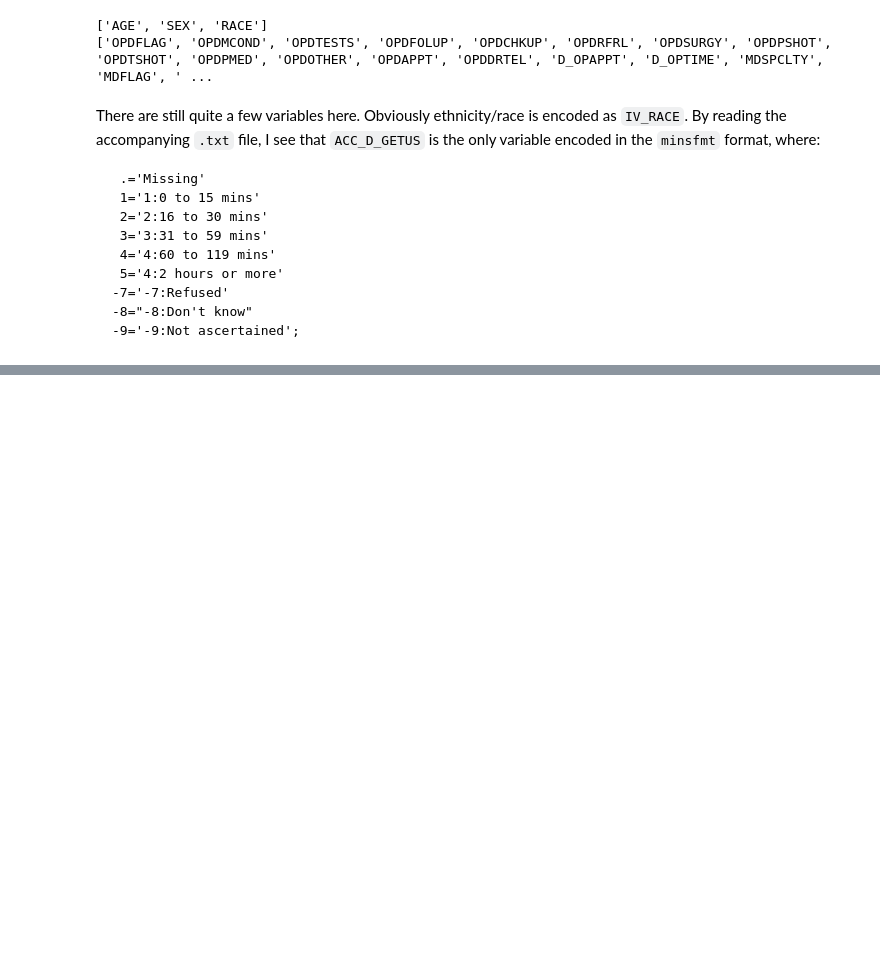
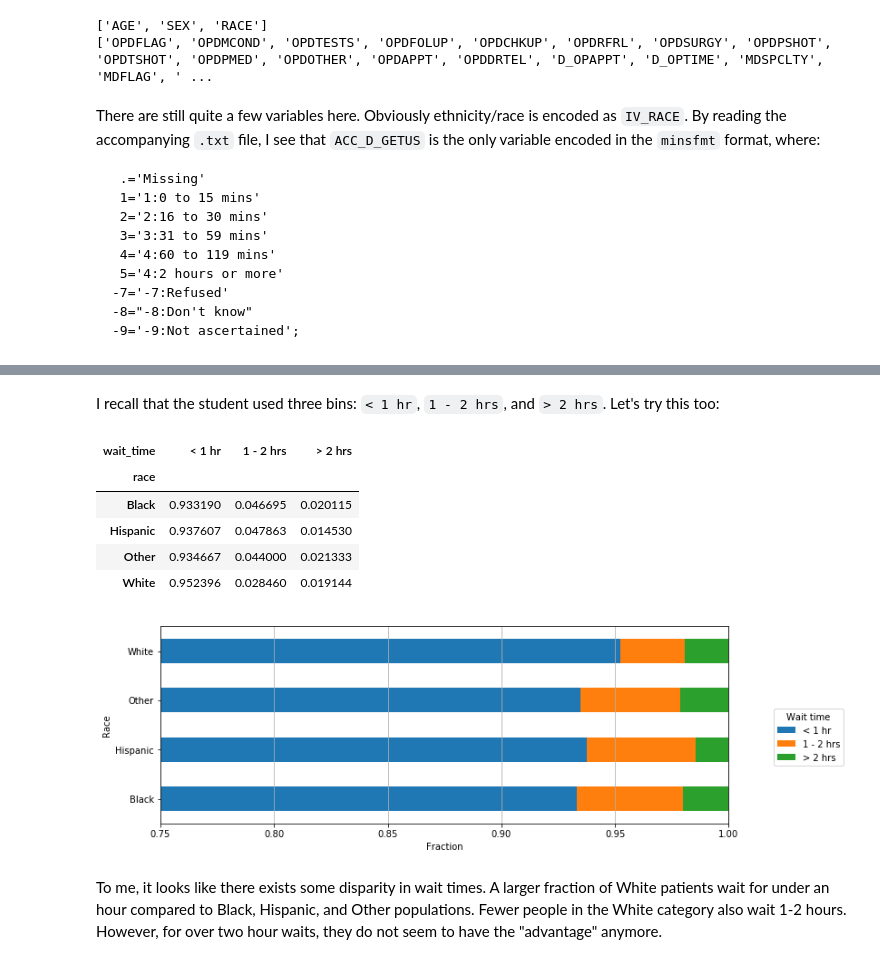
Before and after one commit to jwuphysics/health-data, a Jupyter notebook: medicare-current-beneficiary-survey_2013/notebook/a first glance.ipynb, the cells around one changed output, grey strips where cells are left out. Cells and saved outputs as stored; diff of their text form; code cells hidden in the pictures; blank space fills up the shorter version.

```diff
--- a/medicare-current-beneficiary-survey_2013/notebook/a first glance.ipynb
+++ b/medicare-current-beneficiary-survey_2013/notebook/a first glance.ipynb
@@ -108,0 +132,47 @@ for r in wait_df.keys():
+# %% [markdown]
+I recall that the student used three bins: `< 1 hr`, `1 - 2 hrs`, and `> 2 hrs`. Let's try this too:
+# %%
+wait_df = pd.DataFrame({'race': race, 'wait_time': wait})
+wait_df = wait_df[(df.IV_RACE is not 4) & (df.ACC_D_GETUS > 0)]
+
+# bin the values
+wait_df = wait_df.groupby('race').apply(lambda x: (x.wait_time.value_counts()))
+
+# change the binning
+wait_df['< 1 hr'] = wait_df[['0 to 15 mins', '16 to 30 mins', '31 to 59 mins']].sum(axis=1)
+wait_df['1 - 2 hrs'] = wait_df['60 to 119 mins']
+wait_df['> 2 hrs'] = wait_df['2 hours or more']
+
+wait_df.drop(['0 to 15 mins', '16 to 30 mins', '31 to 59 mins', '60 to 119 mins', '2 hours or more'], axis=1, inplace=True)
+
+# and convert to percentages
+wait_df = wait_df.apply(lambda x: x / x.sum(), axis=1)
+
+
+# plot as above
+fig, ax = plt.subplots(1, 1, figsize=(12, 4))
+
+wait_df.plot(kind='barh', stacked=True, legend=False, ax=ax)
+ax.set_xlabel('Fraction')
+ax.set_xlim(0.75, 1)
+ax.set_ylabel('Race')
+ax.grid('on', axis='x')
+
+fig.subplots_adjust(right=0.85)
+
+legend = fig.legend(*ax.get_legend_handles_labels(), loc='center right')
+legend.set_title('Wait time')
+legend.set_alpha(1.0)
+
+# show table
+wait_df
+# %% [output]
+| wait_time | < 1 hr | 1 - 2 hrs | > 2 hrs |
+| race |  |  |  |
+| Black | 0.933190 | 0.046695 | 0.020115 |
+| Hispanic | 0.937607 | 0.047863 | 0.014530 |
+| Other | 0.934667 | 0.044000 | 0.021333 |
+| White | 0.952396 | 0.028460 | 0.019144 |
+[figure, added]
+# %% [markdown]
+To me, it looks like there exists some disparity in wait times. A larger fraction of White patients wait for under an hour compared to Black, Hispanic, and Other populations. Fewer people in the White category also wait 1-2 hours. However, for over two hour waits, they do not seem to have the "advantage" anymore.
```
Also changed, not shown: parts of 8 cells of this notebook.
